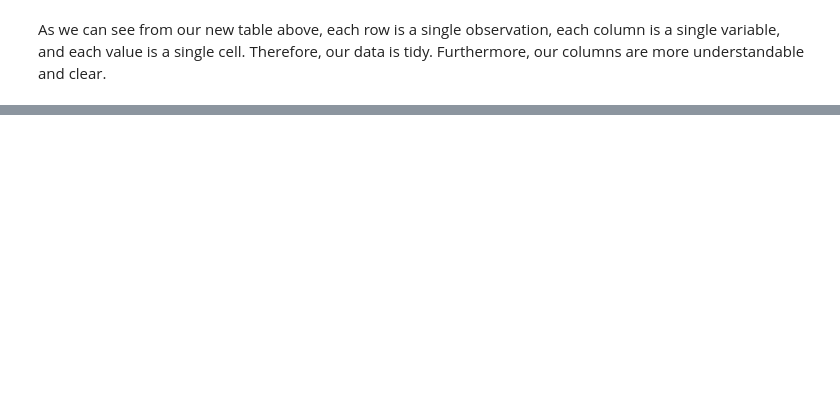
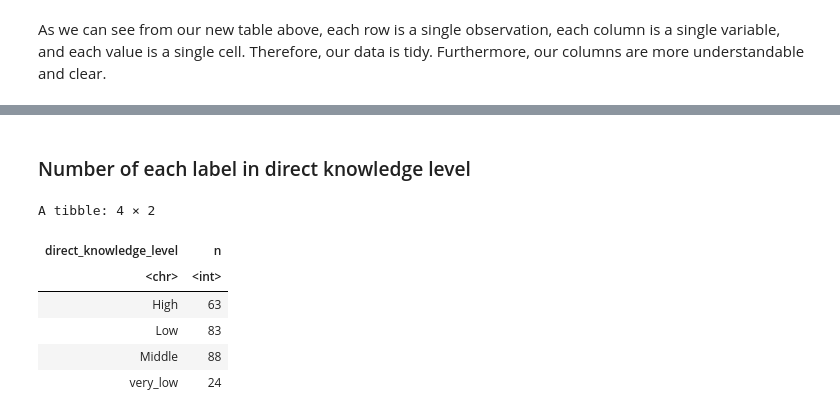
Before and after one commit to genhoang/dsci-100-group-151, a Jupyter notebook: newpropsal.ipynb, the cells around one changed output, grey strips where cells are left out. Cells and saved outputs as stored; diff of their text form; code cells hidden in the pictures; blank space fills up the shorter version.

```diff
--- a/newpropsal.ipynb
+++ b/newpropsal.ipynb
@@ -112,0 +104,16 @@ For our numerical data, (labelled by <dbl>), we can find the range of values wit
+# %% [markdown]
+### Number of each label in direct knowledge level
+# %%
+number_of_each_descriptor <- training_data %>%
+  select(direct_knowledge_level) %>%
+  group_by(direct_knowledge_level) %>%
+  summarize(n = n())
+number_of_each_descriptor
+# %% [output]
+A tibble: 4 × 2
+| direct_knowledge_level | n |
+| <chr> | <int> |
+| High | 63 |
+| Low | 83 |
+| Middle | 88 |
+| very_low | 24 |
```
Also changed, not shown: parts of 21 cells of this notebook.
